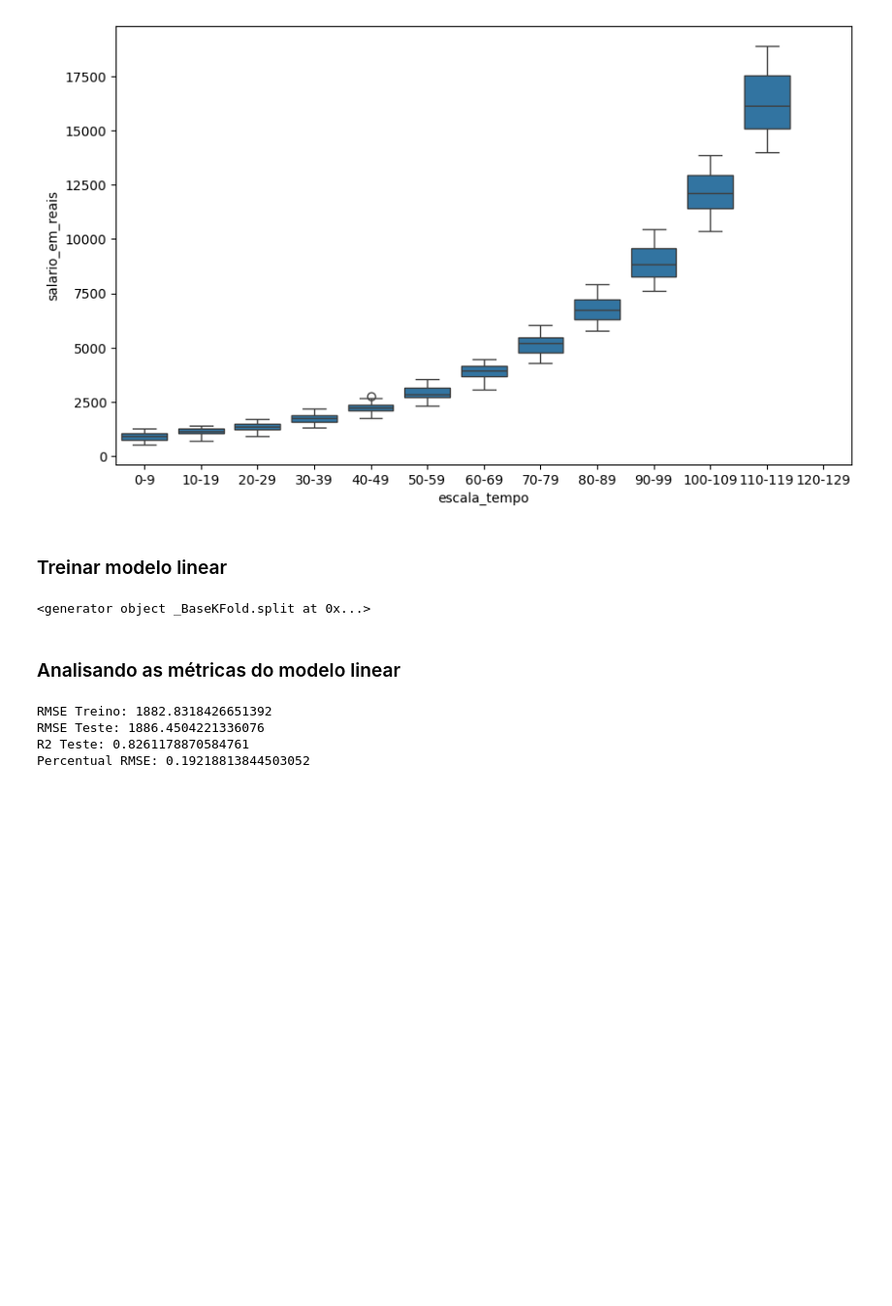
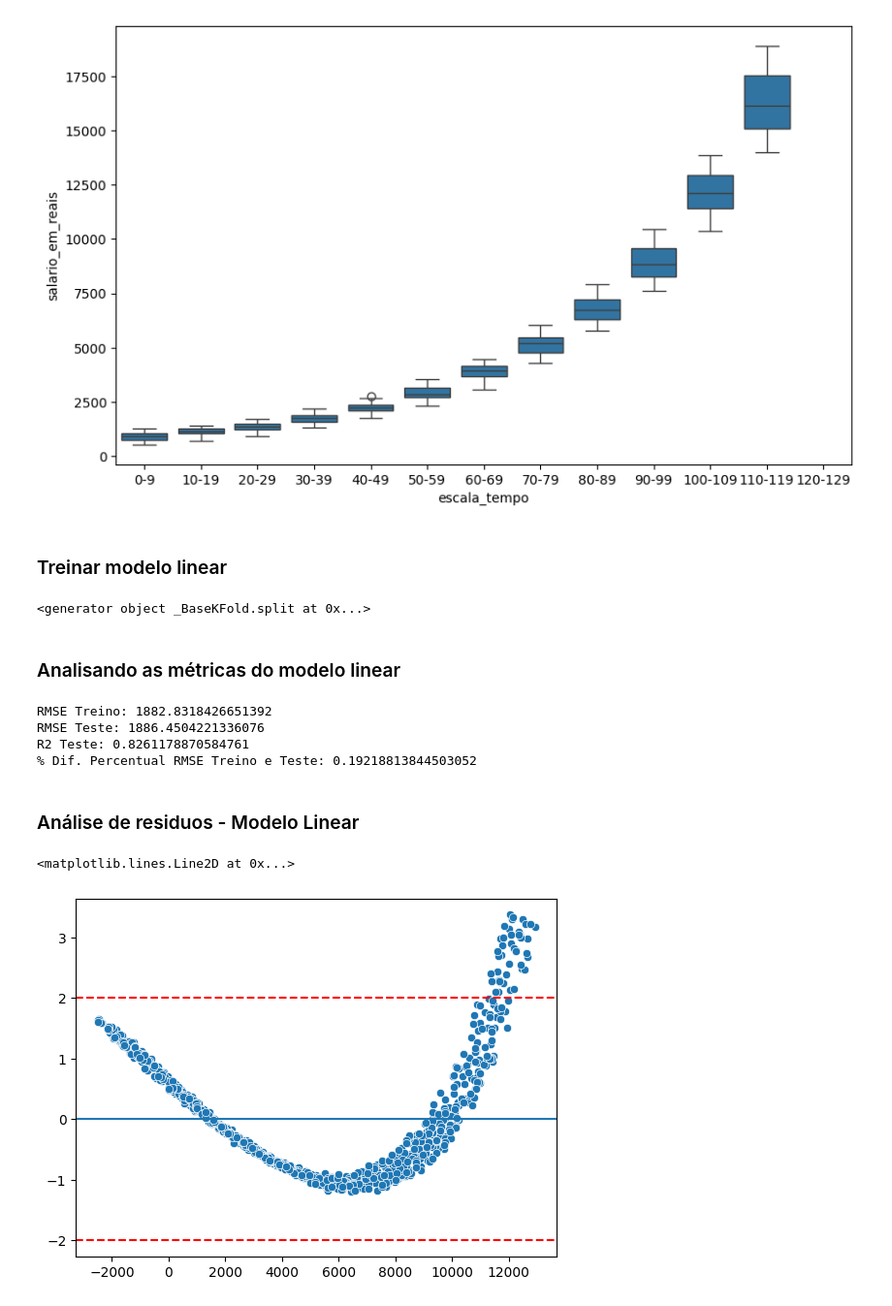
Before and after one commit to srmatheusmaciel/regressao_polinomial, a Jupyter notebook: modelo_salario.ipynb, the cells around one changed output. Shown at 97% size. Drawn from its saved outputs; the diff is of its cells as text; code cells hidden in the pictures; blank space fills up the shorter version.

Commit message:
Analise grafica de residuos
Signed-off-by: Matheus Maciel <eumatheusmaciel@gmail.com>

```diff
--- a/modelo_salario.ipynb
+++ b/modelo_salario.ipynb
@@ -281,9 +281,27 @@ y_pred_total = np.array(y_pred_total).reshape(-1)
 print(f'RMSE Treino: {rmse_train_final}')
 print(f'RMSE Teste: {rmse_test_final}')
 print(f'R2 Teste: {r2score_test_final}')
-print(f'Percentual RMSE: {percentual_rmse_final}')
+print(f'% Dif. Percentual RMSE Treino e Teste: {percentual_rmse_final}')
 # %% [output]
 RMSE Treino: 1882.8318426651392
 RMSE Teste: 1886.4504221336076
 R2 Teste: 0.8261178870584761
-Percentual RMSE: 0.19218813844503052
+% Dif. Percentual RMSE Treino e Teste: 0.19218813844503052
+# %% [markdown]
+### Análise de residuos - Modelo Linear
+# %%
+# Transformar residuos na escala padrão
+# (X = media) / desvio_padrao
+from scipy.stats import zscore
+residuos_std = zscore(residuos)
+# %%
+# Verificar linearidade dos residuos: Valores entre -2 e +2 na escala padrão
+# verificar graficamente a homocedasticidade: Valores em torno da reta sem nenhuma tendencia ou formato
+
+sns.scatterplot(x=y_pred_total, y=residuos_std)
+plt.axhline(y=0)
+plt.axhline(y=2, color='r', linestyle='--')
+plt.axhline(y=-2, color='r', linestyle='--')
+# %% [output]
+<matplotlib.lines.Line2D at 0x...>
+[figure, added]
```
Also changed, not shown: parts of 1 cell of this notebook.
